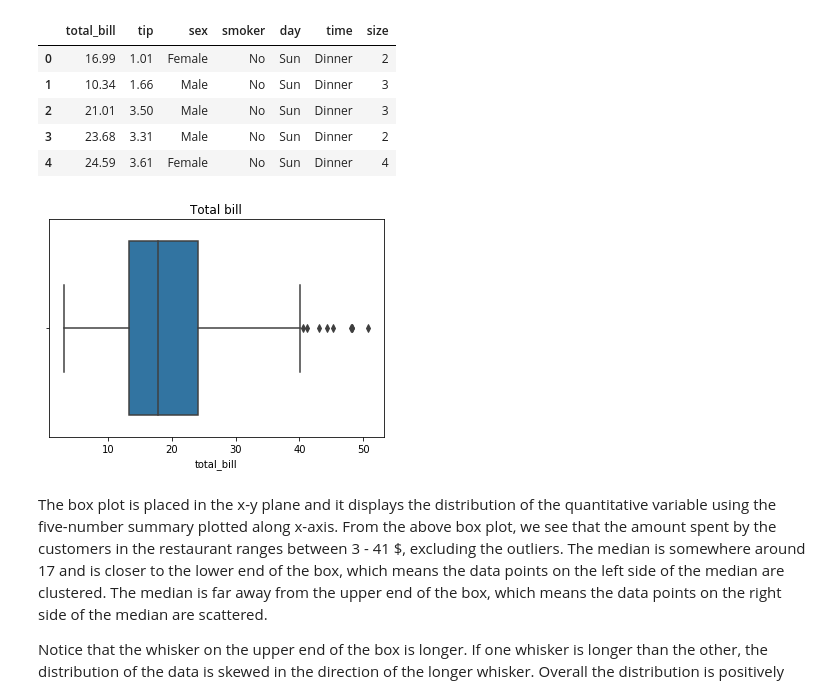
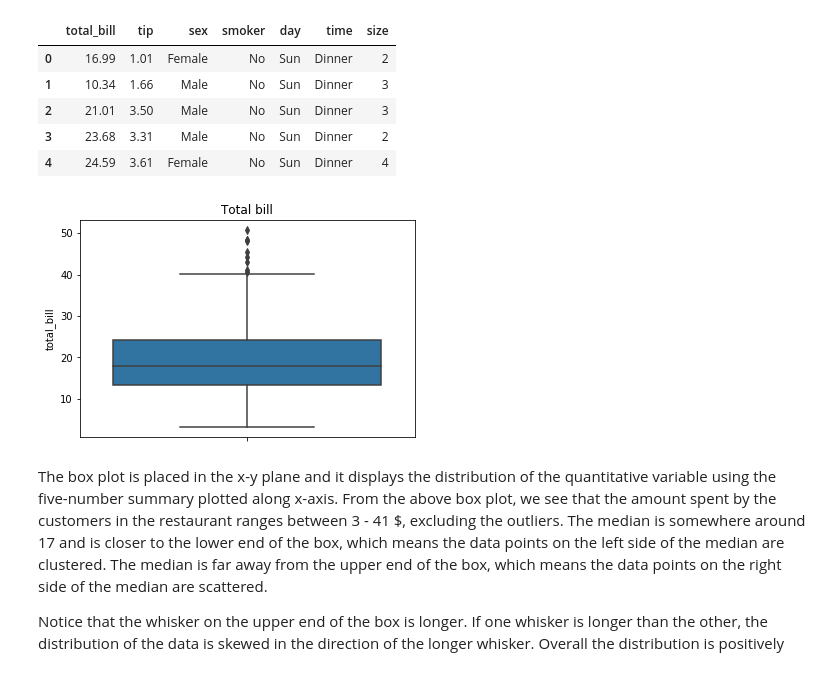
Before and after one commit to ajaytech002/visualization, a Jupyter notebook: Box Plots.ipynb, the cells around one changed output. Saved outputs shown, nothing was run; the diff lists cells and outputs as text; code cells hidden in the pictures.

```diff
--- a/Box Plots.ipynb
+++ b/Box Plots.ipynb
@@ -113,11 +116,11 @@ tips.head()
 | 3 | 23.68 | 3.31 | Male | No | Sun | Dinner | 2 |
 | 4 | 24.59 | 3.61 | Female | No | Sun | Dinner | 4 |
 # %%
-sns.boxplot(data=tips,x='total_bill')
+sns.boxplot(data=tips,y='total_bill')
 plt.title('Total bill')
 plt.show()
 # %% [output]
-[figure, old version]
+[figure, new version]
 # %% [markdown]
 The box plot is placed in the x-y plane and it displays the distribution of the quantitative variable using the five-number summary plotted along x-axis. From the above box plot, we see that the amount spent by the customers in the restaurant ranges between 3 - 41 $, excluding the outliers. The median is somewhere around 17 and is closer to the lower end of the box, which means the data points on the left side of the median are clustered. The median is far away from the upper end of the box, which means the data points on the right side of the median are scattered.
 
```
Also changed, not shown: parts of 1 cell of this notebook, 12 other files.
